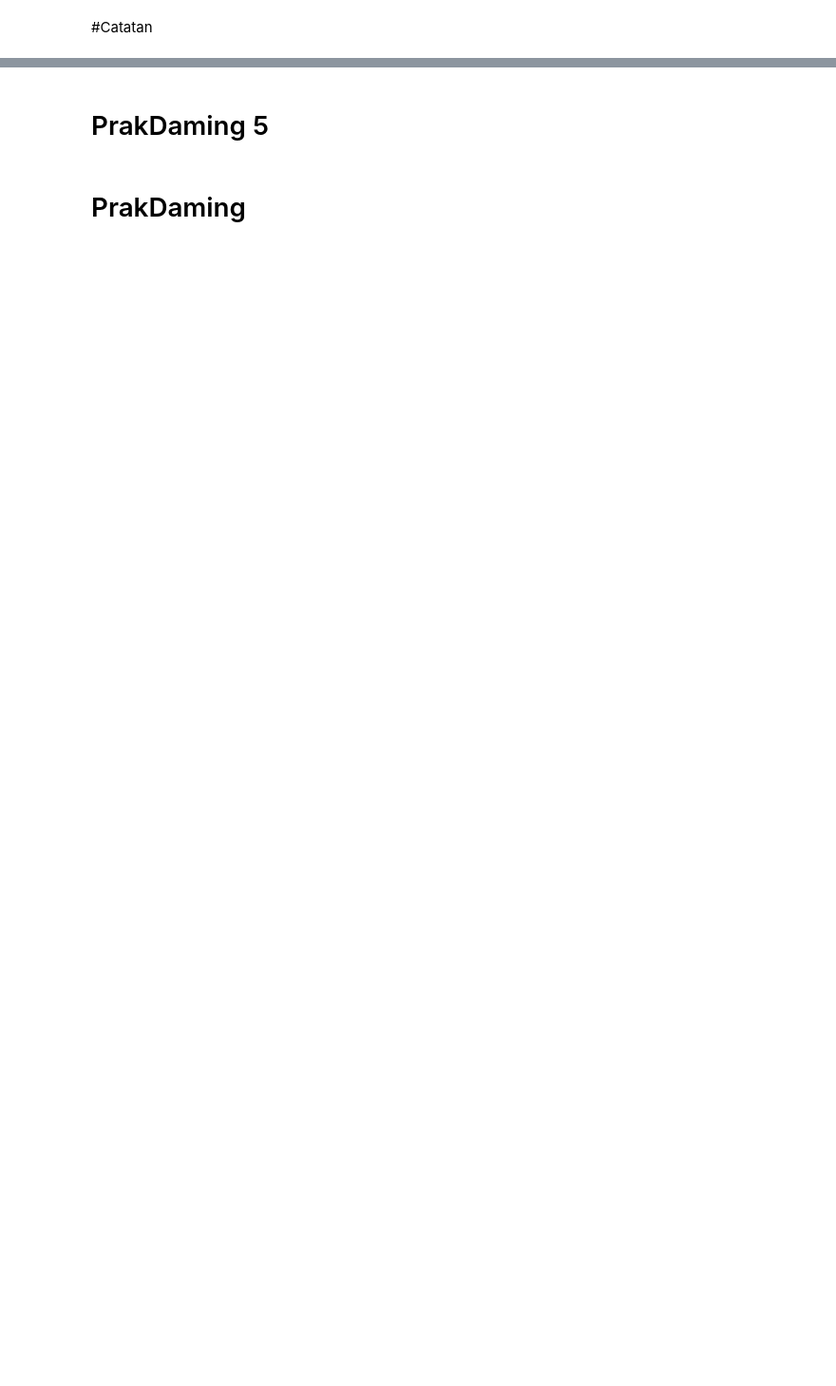
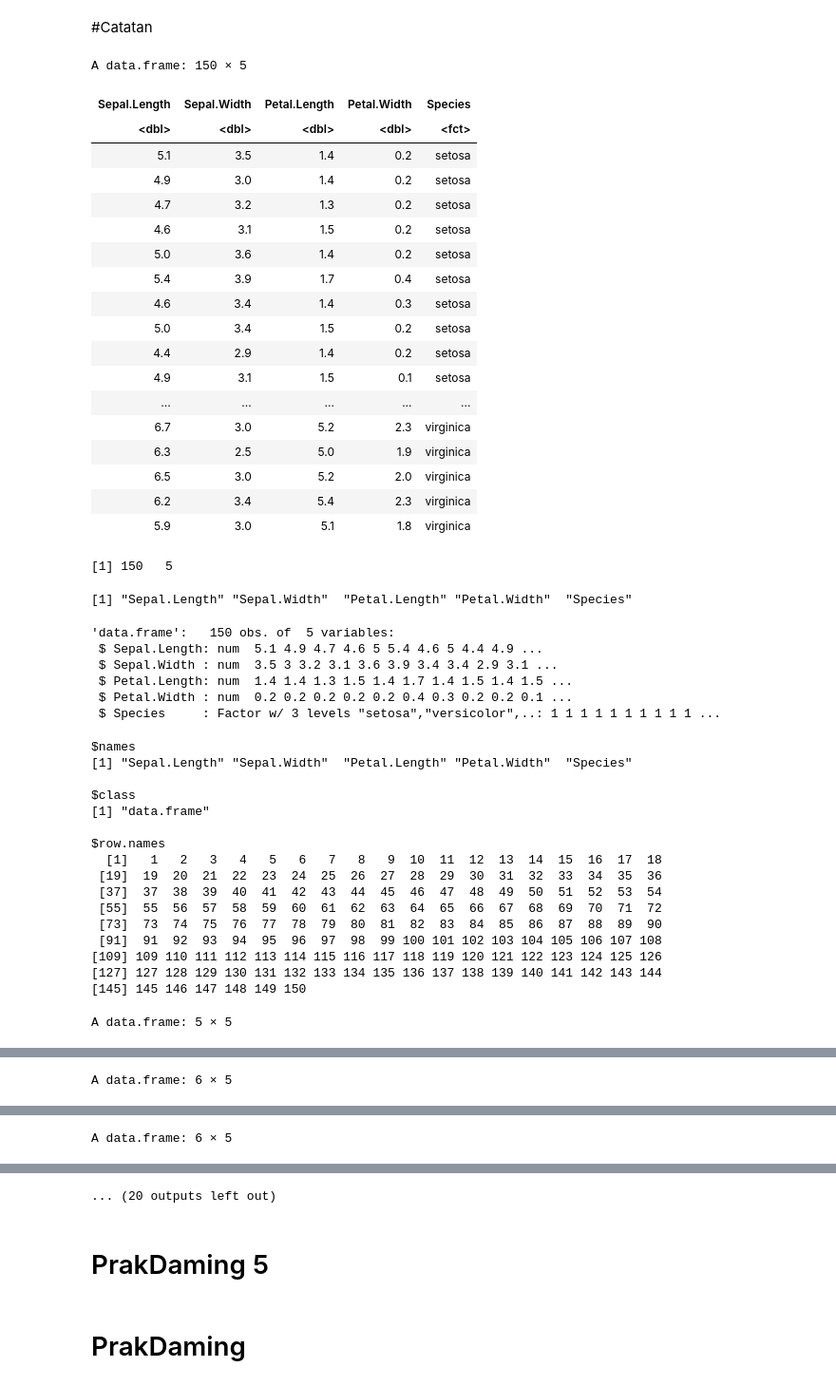
Before and after one commit to khenjyjohnelson/ipynb, a Jupyter notebook: temu04.ipynb, the cells around one changed output, grey strips where cells are left out. Shown at 95% size. Cells and saved outputs as stored; diff of their text form; code cells hidden in the pictures; blank space fills up the shorter version.

```diff
--- a/temu04.ipynb
+++ b/temu04.ipynb
@@ -56,30 +58,77 @@ quantile(iris$Petal.Width)
 hist(iris$Sepal.Length)
 hist(iris$Petal.Length)
 
 #Grafik Density
 plot(density(iris$Sepal.Length))
 plot(density(iris$Petal.Length))
 
 # Pie Chart
 table(iris$Species)
 pie(table(iris$Species))
 
 # Bar plot
 barplot(table(iris$Species))
 
 #Melihat nilai status Sepal.Lengh variabel tiap kelas Spesies
 aggregate(Sepal.Length ~ Species, summary, data=iris)
 
 #Perbandingan sebaran data Sepal.Length setiap Spesies
 boxplot(Sepal.Length~Species,
         data=iris)
 
 
 #Scatter Plot
 with(iris, plot(Sepal.Length, Sepal.Width, col=Species,
                 pch=as.numeric(Species)))
 
 
+install.packages("scatterplot3d")
+
 #Membuat Scatter Plot 3d
 library(scatterplot3d)
 scatterplot3d(iris$Petal.Width, iris$Sepal.Length, iris$Sepal.Width)
+# %% [output]
+A data.frame: 150 × 5
+| Sepal.Length | Sepal.Width | Petal.Length | Petal.Width | Species |
+| <dbl> | <dbl> | <dbl> | <dbl> | <fct> |
+| 5.1 | 3.5 | 1.4 | 0.2 | setosa |
+| 4.9 | 3.0 | 1.4 | 0.2 | setosa |
+| 4.7 | 3.2 | 1.3 | 0.2 | setosa |
+| 4.6 | 3.1 | 1.5 | 0.2 | setosa |
+| 5.0 | 3.6 | 1.4 | 0.2 | setosa |
+| 5.4 | 3.9 | 1.7 | 0.4 | setosa |
+| 4.6 | 3.4 | 1.4 | 0.3 | setosa |
+| 5.0 | 3.4 | 1.5 | 0.2 | setosa |
+| 4.4 | 2.9 | 1.4 | 0.2 | setosa |
+| 4.9 | 3.1 | 1.5 | 0.1 | setosa |
+| ... | ... | ... | ... | ... |
+| 6.7 | 3.0 | 5.2 | 2.3 | virginica |
+| 6.3 | 2.5 | 5.0 | 1.9 | virginica |
+| 6.5 | 3.0 | 5.2 | 2.0 | virginica |
+| 6.2 | 3.4 | 5.4 | 2.3 | virginica |
+| 5.9 | 3.0 | 5.1 | 1.8 | virginica |
+[1] 150   5
+[1] "Sepal.Length" "Sepal.Width"  "Petal.Length" "Petal.Width"  "Species"
+'data.frame':   150 obs. of  5 variables:
+ $ Sepal.Length: num  5.1 4.9 4.7 4.6 5 5.4 4.6 5 4.4 4.9 ...
+ $ Sepal.Width : num  3.5 3 3.2 3.1 3.6 3.9 3.4 3.4 2.9 3.1 ...
+ $ Petal.Length: num  1.4 1.4 1.3 1.5 1.4 1.7 1.4 1.5 1.4 1.5 ...
+ $ Petal.Width : num  0.2 0.2 0.2 0.2 0.2 0.4 0.3 0.2 0.2 0.1 ...
+ $ Species     : Factor w/ 3 levels "setosa","versicolor",..: 1 1 1 1 1 1 1 1 1 1 ...
+$names
+[1] "Sepal.Length" "Sepal.Width"  "Petal.Length" "Petal.Width"  "Species"
+
+$class
+[1] "data.frame"
+
+$row.names
+  [1]   1   2   3   4   5   6   7   8   9  10  11  12  13  14  15  16  17  18
+ [19]  19  20  21  22  23  24  25  26  27  28  29  30  31  32  33  34  35  36
+ [37]  37  38  39  40  41  42  43  44  45  46  47  48  49  50  51  52  53  54
+ [55]  55  56  57  58  59  60  61  62  63  64  65  66  67  68  69  70  71  72
+ [73]  73  74  75  76  77  78  79  80  81  82  83  84  85  86  87  88  89  90
+ [91]  91  92  93  94  95  96  97  98  99 100 101 102 103 104 105 106 107 108
+[109] 109 110 111 112 113 114 115 116 117 118 119 120 121 122 123 124 125 126
+[127] 127 128 129 130 131 132 133 134 135 136 137 138 139 140 141 142 143 144
+[145] 145 146 147 148 149 150
+A data.frame: 5 × 5
@@ -85,0 +142 @@ scatterplot3d(iris$Petal.Width, iris$Sepal.Length, iris$Sepal.Width)
+A data.frame: 6 × 5
@@ -85,0 +151 @@ scatterplot3d(iris$Petal.Width, iris$Sepal.Length, iris$Sepal.Width)
+A data.frame: 6 × 5
@@ -86,3 +160,4 @@ scatterplot3d(iris$Petal.Width, iris$Sepal.Length, iris$Sepal.Width)
+... (20 outputs left out)
 # %% [markdown]
 # PrakDaming 5
 # %%
```
Also changed, not shown: parts of 2 cells of this notebook.
